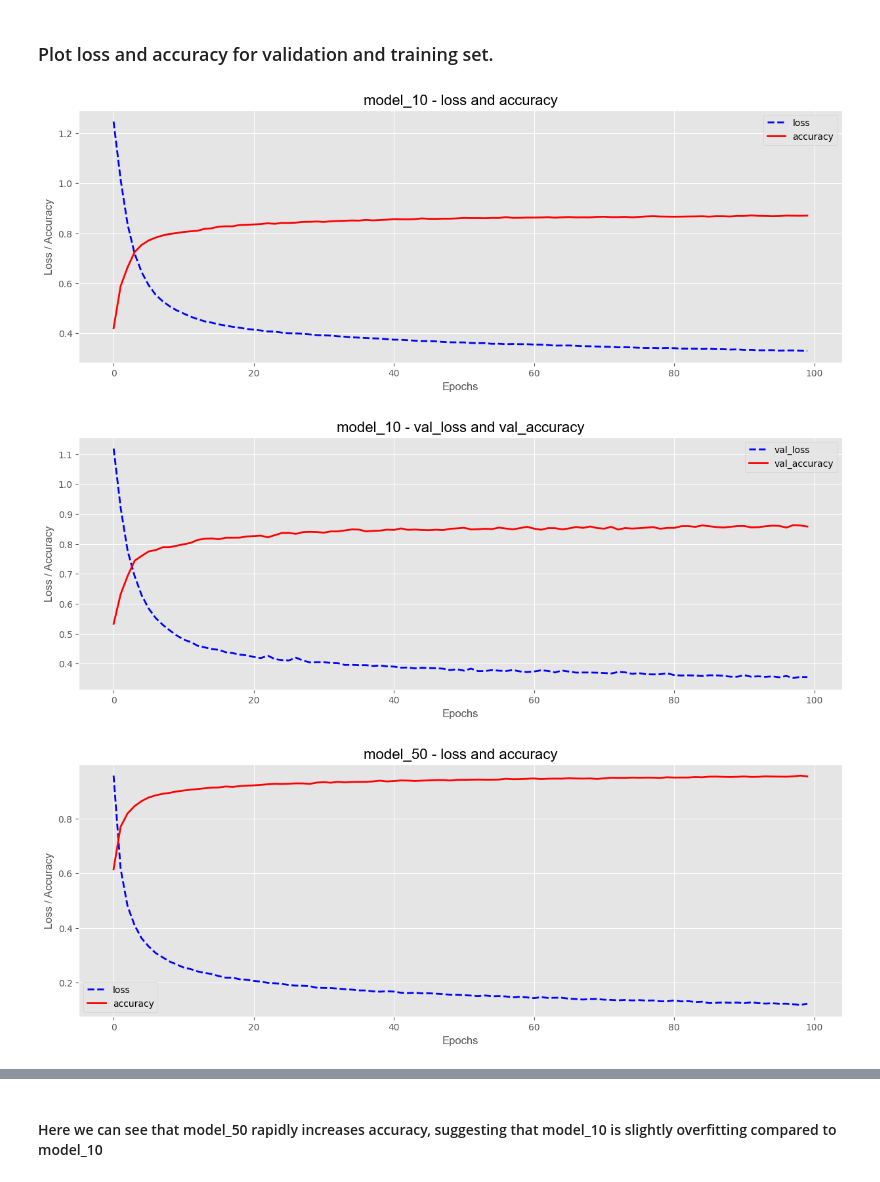
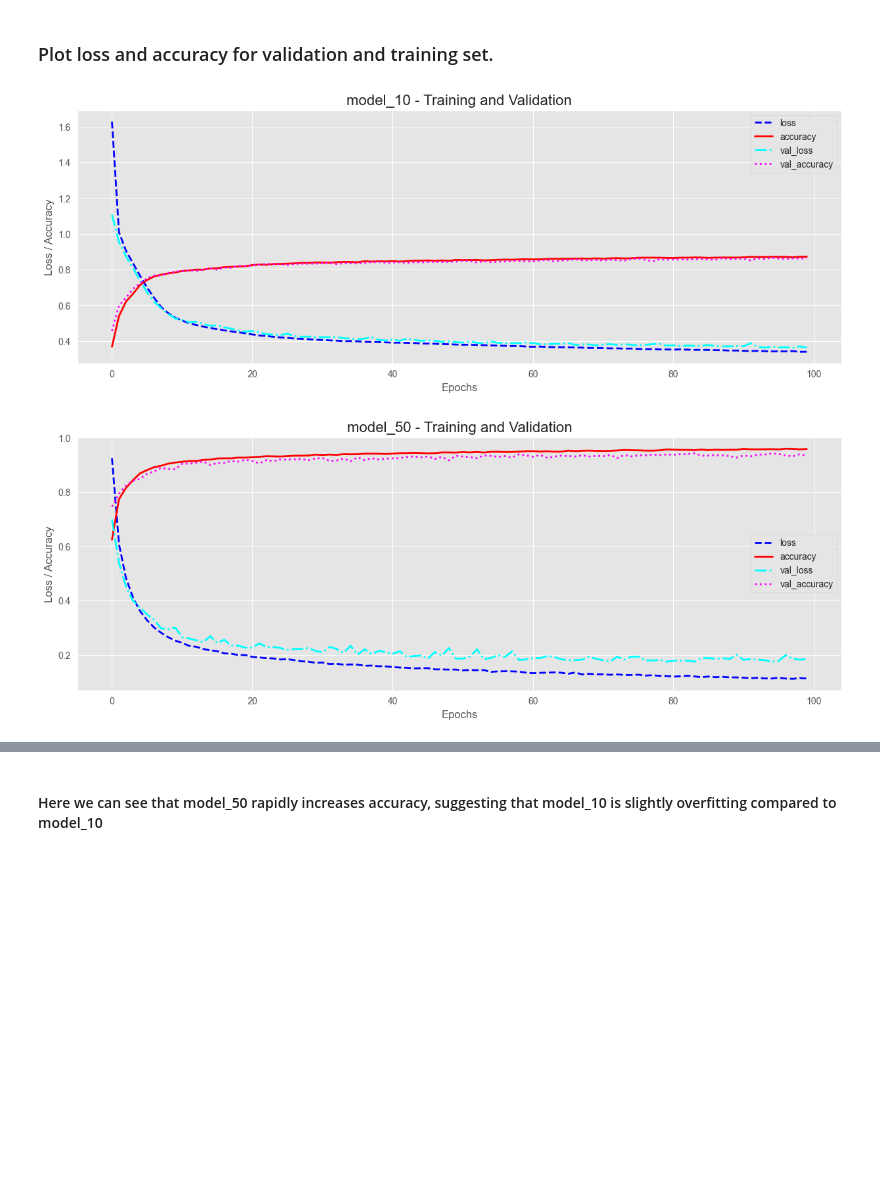
Before and after one commit to sathwikkannam/Machine-Learning-with-Data-Acquisition, a Jupyter notebook: Labs/Lab 3/neural_networks.ipynb, the cells around one changed output, grey strips where cells are left out. Drawn from its saved outputs; the diff is of its cells as text; code cells hidden in the pictures; blank space fills up the shorter version.

Commit message:
All plots for Seminar

```diff
--- a/Labs/Lab 3/neural_networks.ipynb
+++ b/Labs/Lab 3/neural_networks.ipynb
@@ -71,9 +71,8 @@ history_50 = model_50.fit(X_train, y_train, validation_data = (X_val, y_val), ep
 # %% [markdown]
 ### Plot loss and accuracy for validation and training set.
 # %%
-plot_loss_accuracy(history=history_10, name="model_10")
-plot_loss_accuracy(history=history_50, name="model_50")
+plot_loss_accuracy(history=history_10, name="model_10", same_graph=True)
+plot_loss_accuracy(history=history_50, name="model_50", same_graph=True)
 # %% [output]
-[figure, old version]
+[figure, new version]
-[figure, old version]
+[figure, new version]
-[figure, removed]
```
Also changed, not shown: parts of 5 cells of this notebook.
